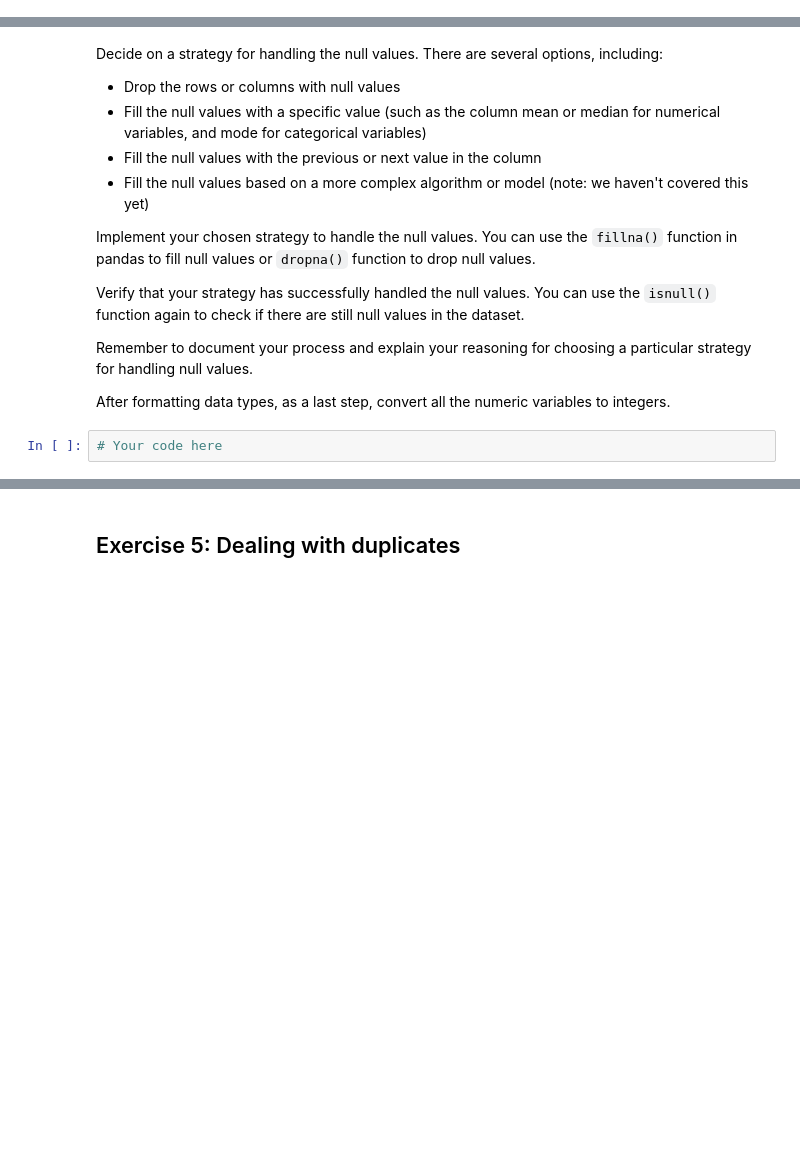
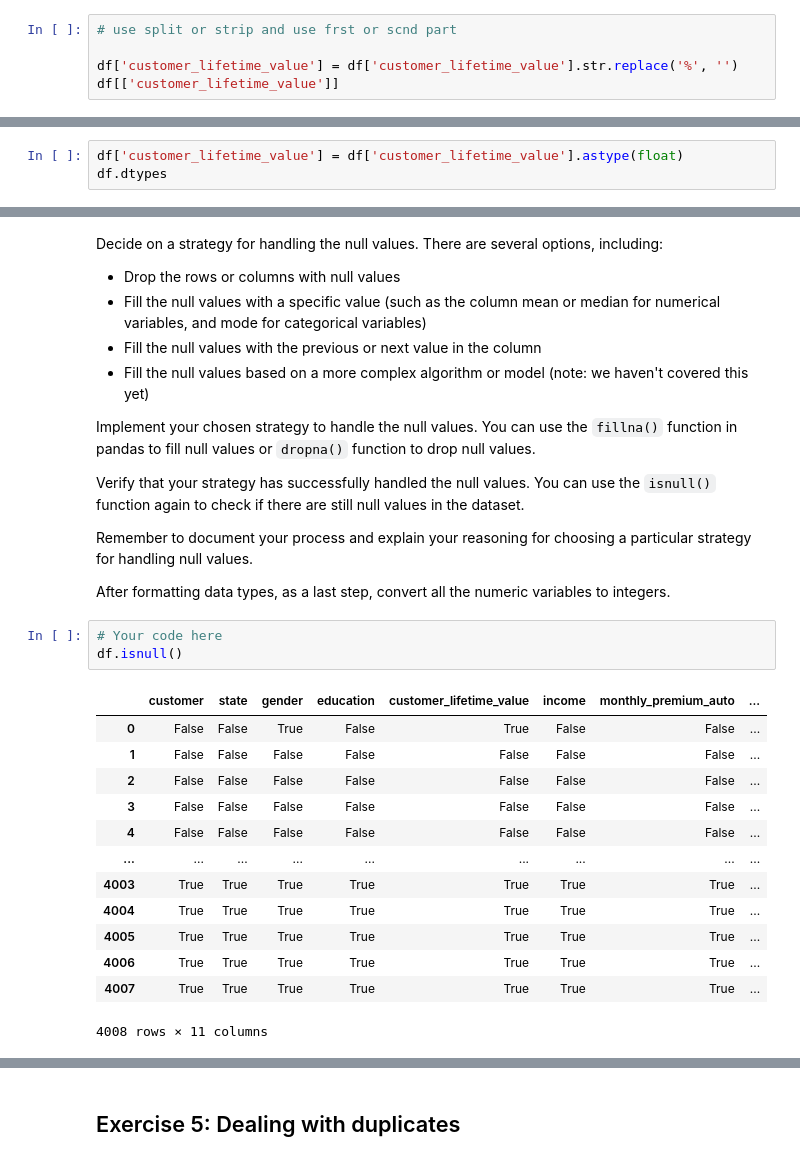
Before and after one commit to Sebolavie/lab-dw-data-cleaning-and-formatting, a Jupyter notebook: lab-dw-data-cleaning-and-formatting.ipynb, the cells around one changed output, grey strips where cells are left out. Drawn from its saved outputs; the diff is of its cells as text; blank space fills up the shorter version.

```diff
--- a/lab-dw-data-cleaning-and-formatting.ipynb
+++ b/lab-dw-data-cleaning-and-formatting.ipynb
@@ -291,0 +320,5 @@ It is important to note that this exercise does not involve handling null values
+# %%
+# use split or strip and use frst or scnd part
+
+df['customer_lifetime_value'] = df['customer_lifetime_value'].str.replace('%', '')
+df[['customer_lifetime_value']]
@@ -291,0 +339,3 @@ It is important to note that this exercise does not involve handling null values
+# %%
+df['customer_lifetime_value'] = df['customer_lifetime_value'].astype(float)
+df.dtypes
@@ -310,3 +373,18 @@ Remember to document your process and explain your reasoning for choosing a part
 After formatting data types, as a last step, convert all the numeric variables to integers.
 # %%
 # Your code here
+df.isnull()
+# %% [output]
+|  | customer | state | gender | education | customer_lifetime_value | income | monthly_premium_auto | ... |
+| 0 | False | False | True | False | True | False | False | ... |
+| 1 | False | False | False | False | False | False | False | ... |
+| 2 | False | False | False | False | False | False | False | ... |
+| 3 | False | False | False | False | False | False | False | ... |
+| 4 | False | False | False | False | False | False | False | ... |
+| ... | ... | ... | ... | ... | ... | ... | ... | ... |
+| 4003 | True | True | True | True | True | True | True | ... |
+| 4004 | True | True | True | True | True | True | True | ... |
+| 4005 | True | True | True | True | True | True | True | ... |
+| 4006 | True | True | True | True | True | True | True | ... |
+| 4007 | True | True | True | True | True | True | True | ... |
+4008 rows × 11 columns
```
Also changed, not shown: parts of 10 cells of this notebook.
